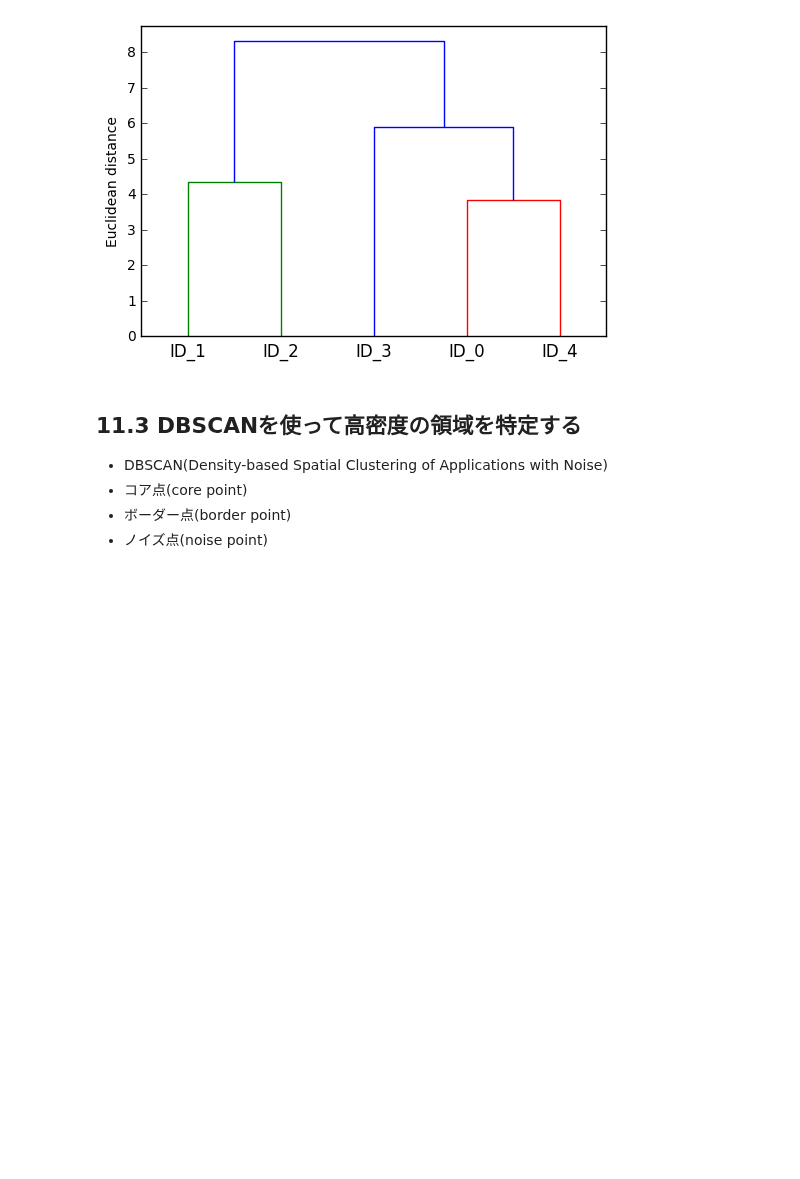
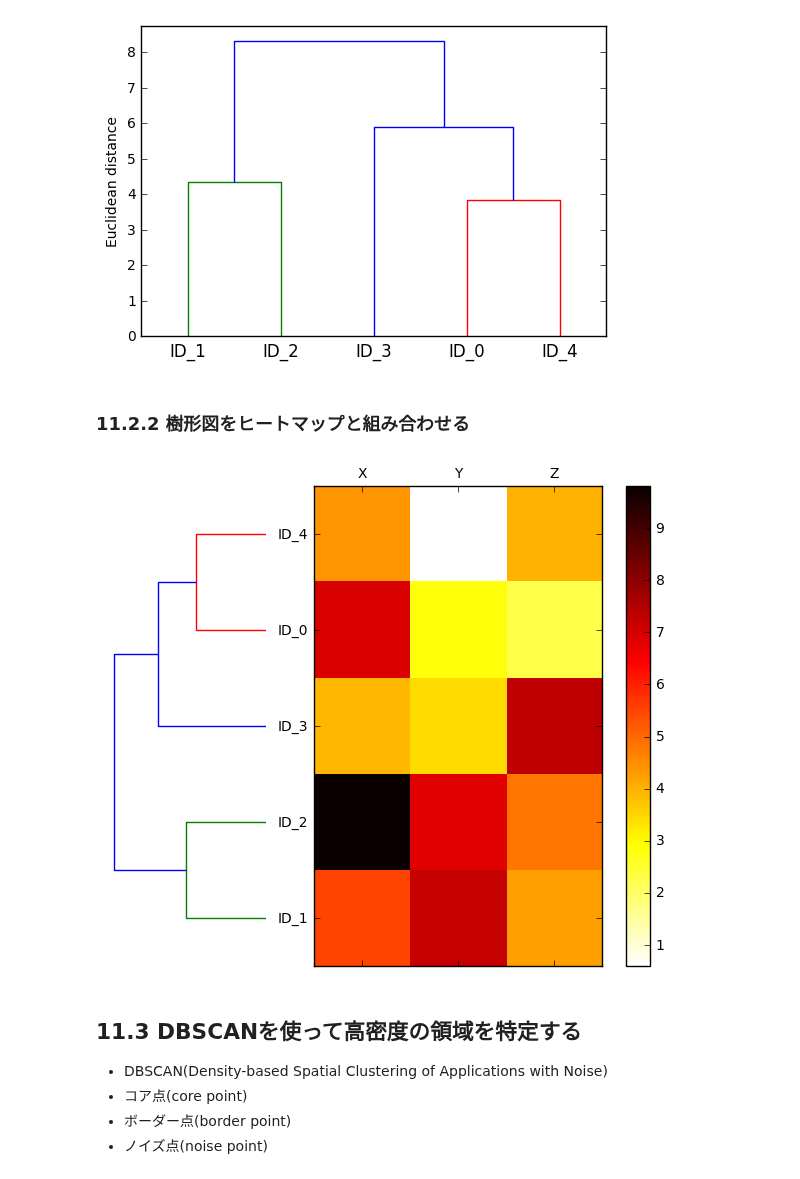
Before and after one commit to takanory/python-machine-learning, a Jupyter notebook: Chapter11.ipynb, the cells around one changed output. Cells and saved outputs as stored; diff of their text form; code cells hidden in the pictures; blank space fills up the shorter version.

```diff
--- a/Chapter11.ipynb
+++ b/Chapter11.ipynb
@@ -233,8 +233,10 @@ import pandas as pd
 import numpy as np
 np.random.seed(123)
 variables = ['X', 'Y', 'Z']
-labels = ['ID_0', 'ID_1', 'ID_2', 'ID_3', 'ID_4']
-X = np.random.random_sample([5, 3]) * 10 # 5行3列のサンプルデータを生成
+
+size = 5 # データサイズ
+labels = ['ID_{}'.format(i) for i in range(size)]
+X = np.random.random_sample([size, 3]) * 10 # 5行3列のサンプルデータを生成
 df = pd.DataFrame(X, columns=variables, index=labels)
 df
 # %% [output]
@@ -283,6 +286,37 @@ plt.ylabel('Euclidean distance')
 plt.show()
 # %% [output]
 [figure]
+# %% [markdown]
+### 11.2.2 樹形図をヒートマップと組み合わせる
+# %%
+# plot row dendrogram
+fig = plt.figure(figsize=(8, 8), facecolor='white')
+axd = fig.add_axes([0.09, 0.1, 0.2, 0.6])
+
+# note: for matplotlib < v1.5.1, please use orientation='right'
+row_dendr = dendrogram(row_clusters, orientation='left')
+
+# reorder data with respect to clustering
+df_rowclust = df.ix[row_dendr['leaves'][::-1]]
+
+axd.set_xticks([])
+axd.set_yticks([])
+
+# remove axes spines from dendrogram
+for i in axd.spines.values():
+        i.set_visible(False)
+
+# plot heatmap
+axm = fig.add_axes([0.23, 0.1, 0.6, 0.6])  # x-pos, y-pos, width, height
+cax = axm.matshow(df_rowclust, interpolation='nearest', cmap='hot_r')
+fig.colorbar(cax)
+axm.set_xticklabels([''] + list(df_rowclust.columns))
+axm.set_yticklabels([''] + list(df_rowclust.index))
+
+# plt.savefig('./figures/heatmap.png', dpi=300)
+plt.show()
+# %% [output]
+[figure, added]
 # %% [markdown]
 ## 11.3 DBSCANを使って高密度の領域を特定する
 
```
Also changed, not shown: parts of 2 cells of this notebook.
